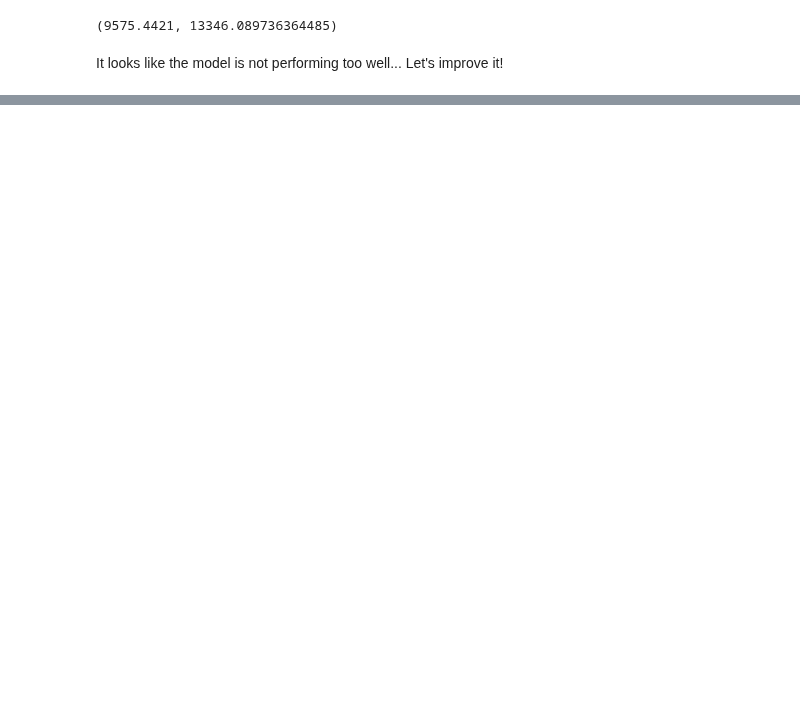
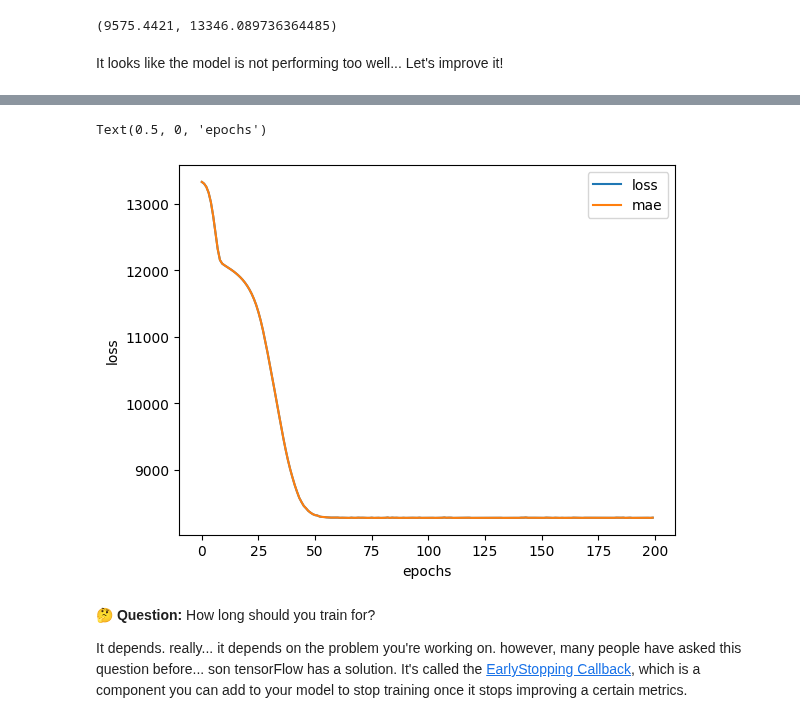
Before and after one commit to alvarohernandezalt/TF_ZTO_GoogleEXAM, a Jupyter notebook: 01_neural_network_regression.ipynb, the cells around one changed output, grey strips where cells are left out. Saved outputs shown, nothing was run; the diff lists cells and outputs as text; code cells hidden in the pictures; blank space fills up the shorter version.

```diff
--- a/01_neural_network_regression.ipynb
+++ b/01_neural_network_regression.ipynb
@@ -993,7 +992,7 @@ model_in = tf.keras.models.Sequential([
 # 2. Compile the model
 model_in.compile(loss=tf.keras.losses.mae,
                  optimizer=tf.keras.optimizers.SGD(),
-                 metrics='mse')
+                 metrics='mae')
 
 # 3. Fit the model
 model_in.fit(tf.expand_dims(X_train, axis=-1), y_train, epochs=100)
@@ -1029,3 +1028,17 @@ y_train.median(), y_train.mean()
 # %% [markdown]
 It looks like the model is not performing too well...
 Let's improve it!
+# %%
+tf.random.set_seed(42)
+
+model_in2 = tf.keras.models.Sequential([
+    tf.keras.layers.Dense(100),
+    tf.keras.layers.Dense(10),
+    tf.keras.layers.Dense(1)
+])
+
+model_in2.compile(loss=tf.keras.losses.mae,
+                  optimizer=tf.keras.optimizers.Adam(),
+                  metrics='mae')
+
+model_in2.fit(tf.expand_dims(X_train, axis=-1), y_train, epochs=100, verbose=0)
@@ -1031,0 +1052,14 @@ Let's improve it!
+# %%
+tf.random.set_seed(42)
+
+model_in3 = tf.keras.models.Sequential([
+    tf.keras.layers.Dense(100),
+    tf.keras.layers.Dense(10),
+    tf.keras.layers.Dense(1)
+])
+
+model_in3.compile(loss=tf.keras.losses.mae,
+                  optimizer=tf.keras.optimizers.Adam(),
+                  metrics='mae')
+
+history = model_in3.fit(tf.expand_dims(X_train, axis=-1), y_train, epochs=200, verbose=0)
@@ -1031,0 +1071,12 @@ Let's improve it!
+# %%
+# Plot history (also known as a loss curve or a training curve)
+pd.DataFrame(history.history).plot()
+plt.ylabel('loss')
+plt.xlabel('epochs')
+# %% [output]
+Text(0.5, 0, 'epochs')
+[figure, added]
+# %% [markdown]
+🤔 **Question:** How long should you train for?
+
+It depends. really... it depends on the problem you're working on. however, many people have asked this question before... son tensorFlow has a solution. It's called the [EarlyStopping Callback]('https://www.tensorflow.org/api_docs/python/tf/keras/callbacks/EarlyStopping'), which is a component you can add to your model to stop training once it stops improving a certain metrics.
```
Also changed, not shown: parts of 33 cells of this notebook, 1 other file.
